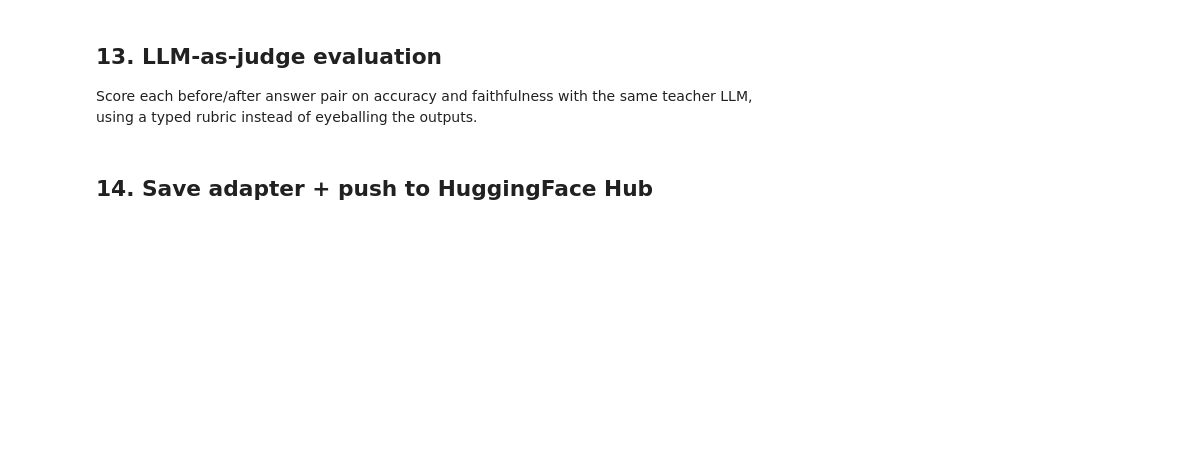
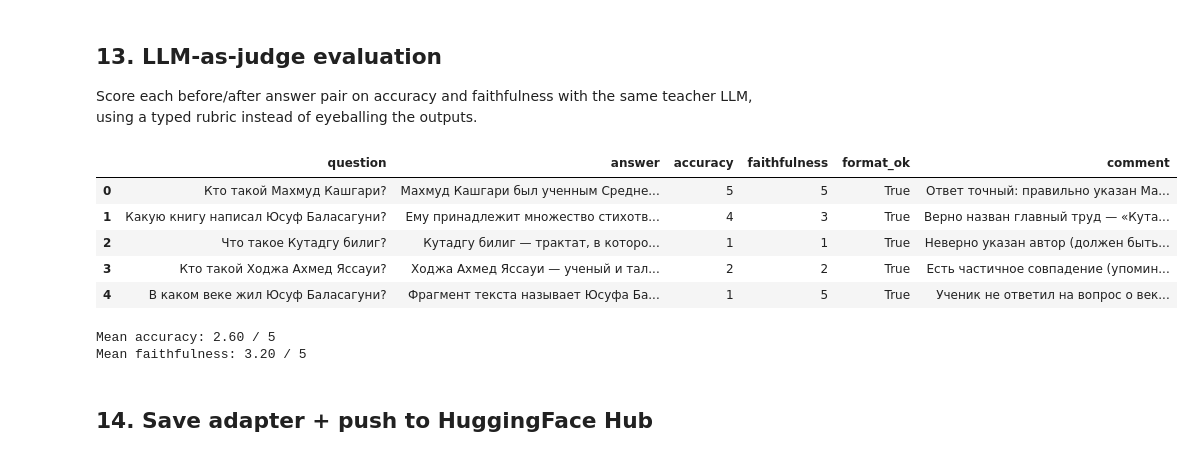
Before and after one commit to zhadyrazhan/kazakhstan-history-qa-bot, a Jupyter notebook: history_finetuning.ipynb, the cells around one changed output. Drawn from its saved outputs; the diff is of its cells as text; code cells hidden in the pictures; blank space fills up the shorter version.

Commit message:
Complete QA bot pipeline: OCR fix, 154-pair dataset, LoRA fine-tuning, and OpenAI-backed eval

```diff
--- a/history_finetuning.ipynb
+++ b/history_finetuning.ipynb
@@ -86,10 +118,10 @@ except ImportError:
     def get_secret(name):
         return None
 
-GEMINI_API_KEY = (get_secret("GEMINI_API_KEY") or getpass.getpass("GEMINI_API_KEY: ")).strip()
+OPENAI_API_KEY = (get_secret("OPENAI_API_KEY") or getpass.getpass("OPENAI_API_KEY: ")).strip()
 HF_TOKEN = (get_secret("HF_TOKEN") or getpass.getpass("HF_TOKEN (write access): ")).strip()
 
-for _name, _value in [("GEMINI_API_KEY", GEMINI_API_KEY), ("HF_TOKEN", HF_TOKEN)]:
+for _name, _value in [("OPENAI_API_KEY", OPENAI_API_KEY), ("HF_TOKEN", HF_TOKEN)]:
     if not _value.isascii():
         raise ValueError(
             f"{_name} contains a non-ASCII character — it got corrupted somewhere in copy/paste "
@@ -236,14 +357,14 @@ for i, chunk in enumerate(chunks):
     try:
         pairs = generate_qa_for_chunk(chunk["text"])
     except TeacherQuotaExhausted as e:
-        print(f"[stop] Gemini quota exhausted after {i}/{len(chunks)} chunks: {e}\n"
-              "Wait for the daily quota to reset (or switch GEMINI_TEACHER_MODEL / upgrade "
-              "your plan), then rerun this cell — already-generated pairs are kept below.")
+        print(f"[stop] OpenAI quota exhausted after {i}/{len(chunks)} chunks: {e}\n"
+              "Check billing/usage limits on your OpenAI account (or switch TEACHER_MODEL), "
+              "then rerun this cell — already-generated pairs are kept below.")
         break
     for p in pairs:
         p["chunk_id"] = chunk["chunk_id"]
     raw_qa_pairs.extend(pairs)
-    time.sleep(0.5)  # gentle on free-tier rate limits
+    time.sleep(0.5)  # gentle on rate limits
 
 print(f"Generated {len(raw_qa_pairs)} raw QA pairs from {len(chunks)} chunks")
 print("\n--- sample generated pairs ---")
@@ -356,20 +517,3 @@ print("Model + LoRA adapters loaded")
 ## 8. Baseline test (before fine-tuning)
 
 Required deliverable: show the model's answers *before* training, for comparison.
-# %%
-PROMPT_TEMPLATE = "### Instruction:\n{instruction}\n\n### Response:\n"
-
-TEST_QUESTIONS = [
-    "Кто такой Махмуд Кашгари?",
-    "Какую книгу написал Юсуф Баласагуни?",
-    "Что такое Кутадгу билиг?",
-    "Кто такой Ходжа Ахмед Яссауи?",
-    "В каком веке жил Юсуф Баласагуни?",
-]
-
-def ask(question: str, max_new_tokens: int = 200) -> str:
-    prompt = PROMPT_TEMPLATE.format(instruction=question)
-    inputs = tokenizer([prompt], return_tensors="pt").to("cuda")
-    outputs = model.generate(**inputs, max_new_tokens=max_new_tokens)
-    input_len = inputs.input_ids.shape[1]
-    return tokenizer.decode(outputs[0][input_len:], skip_special_tokens=True)
@@ -512,20 +794,39 @@ def judge_answer(question: str, answer: str, context: str = "") -> JudgeScore:
 # %%
+def retrieve_context(question: str) -> str:
+    # Reuses the same embedder + LanceDB table from section 5 to find the
+    # textbook chunk closest to the question, so the judge can actually check
+    # "faithfulness" against real source text instead of guessing from its
+    # own general knowledge.
+    q_emb = embedder.encode([question], normalize_embeddings=True)[0]
+    hit = table.search(q_emb.tolist()).limit(1).to_list()[0]
+    return hit["text"]
+
 judge_rows = []
 for q in TEST_QUESTIONS:
-    score = judge_answer(q, finetuned_answers[q])
+    context = retrieve_context(q)
+    score = judge_answer(q, finetuned_answers[q], context=context)
     judge_rows.append({
         "question": q,
         "answer": finetuned_answers[q],
         "accuracy": score.accuracy,
         "faithfulness": score.faithfulness,
         "format_ok": score.format_ok,
         "comment": score.comment,
     })
 
 judge_df = pd.DataFrame(judge_rows)
 display(judge_df)
 print(f"\nMean accuracy: {judge_df['accuracy'].mean():.2f} / 5")
 print(f"Mean faithfulness: {judge_df['faithfulness'].mean():.2f} / 5")
+# %% [output]
+|  | question | answer | accuracy | faithfulness | format_ok | comment |
+| 0 | Кто такой Махмуд Кашгари? | Махмуд Кашгари был ученным Средне... | 5 | 5 | True | Ответ точный: правильно указан Ма... |
+| 1 | Какую книгу написал Юсуф Баласагуни? | Ему принадлежит множество стихотв... | 4 | 3 | True | Верно назван главный труд — «Кута... |
+| 2 | Что такое Кутадгу билиг? | Кутадгу билиг — трактат, в которо... | 1 | 1 | True | Неверно указан автор (должен быть... |
+| 3 | Кто такой Ходжа Ахмед Яссауи? | Ходжа Ахмед Яссауи — ученый и тал... | 2 | 2 | True | Есть частичное совпадение (упомин... |
+| 4 | В каком веке жил Юсуф Баласагуни? | Фрагмент текста называет Юсуфа Ба... | 1 | 5 | True | Ученик не ответил на вопрос о век... |
+Mean accuracy: 2.60 / 5
+Mean faithfulness: 3.20 / 5
 # %% [markdown]
 ## 14. Save adapter + push to HuggingFace Hub
 # %%
```
Also changed, not shown: parts of 27 cells of this notebook, 11 other files.
